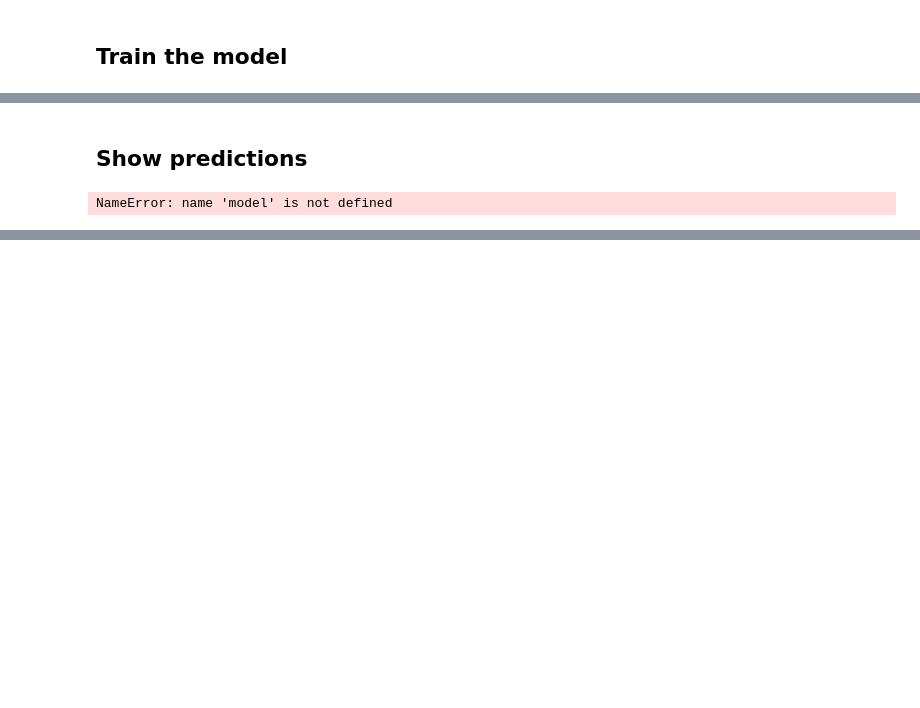
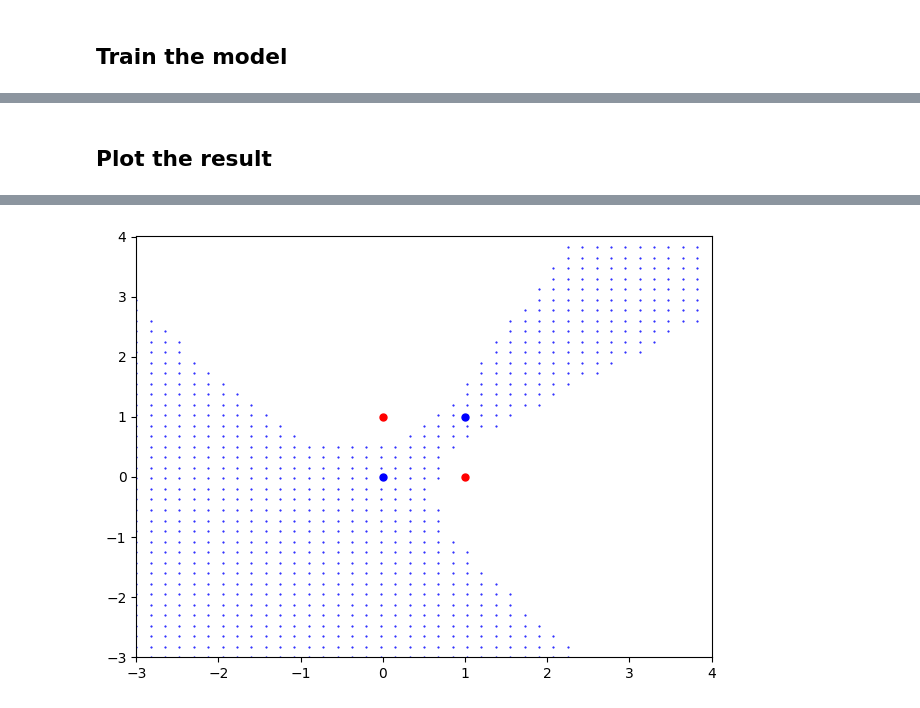
Before and after one commit to reimf/keuzevak-hoe-werkt-ai, a Jupyter notebook: week-3b-trainable-multilayered-perceptron-xor.ipynb, the cells around one changed output, grey strips where cells are left out. Drawn from its saved outputs; the diff is of its cells as text; code cells hidden in the pictures; blank space fills up the shorter version.

```diff
--- a/week-3b-trainable-multilayered-perceptron-xor.ipynb
+++ b/week-3b-trainable-multilayered-perceptron-xor.ipynb
@@ -25,7 +23,10 @@ y = np.array([[0],[1],[1],[0]])
 # %% [markdown]
 ## Prepare the model
 # %%
-model = Sequential()
-model.add(Dense(2, activation='sigmoid', input_dim=2))
-model.add(Dense(1, activation='sigmoid'))
-model.compile(loss='mean_squared_error', optimizer='adam', metrics=['accuracy'])
+model = Sequential(
+    [
+        Dense(5, activation="sigmoid", name="hidden_layer"),
+        Dense(1, activation="sigmoid", name="output_layer"),
+    ]
+)
+model.compile(loss="mean_squared_error", optimizer="adam", metrics=["binary_accuracy"])
@@ -34,4 +33,4 @@ NameError: name 'Sequential' is not defined
 # %% [markdown]
 ## Train the model
 # %%
-model.fit(x, y, batch_size=4, epochs=10000, verbose=0)
+model.fit(x, y, batch_size=4, epochs=1000)
@@ -38,6 +56,20 @@ model.fit(x, y, batch_size=4, epochs=10000, verbose=0)
-# %% [markdown]
-## Show predictions
-# %%
-print(model.predict([x]))
-# %% [output]
-NameError: name 'model' is not defined
+# %% [markdown]
+## Plot the result
+# %%
+plot.axis([-3, +4, -3, +4])
+
+colors = { 0: 'blue', 1: 'red' }
+
+# plot the rows
+for row in zip(x, y):
+    plot.plot(row[0][0], row[0][1], marker='o', color=colors[row[1][0]], markersize=5)
+
+# plot the predictions
+d = 40
+px = np.array([[-3 + dx * 7 / d, -3 + dy * 7 / d] for dx in range(d) for dy in range(d)])
+pp = model.predict([px])
+for row in zip(px, pp):
+    if row[1][0] < 0.5:
+        plot.plot(row[0][0], row[0][1], marker='.', color=colors[0], markersize=1)
+plot.tight_layout()
+# %% [output]
@@ -43,0 +77 @@ NameError: name 'model' is not defined
+[figure, added]
```
Also changed, not shown: parts of 4 cells of this notebook, 2 other files.
